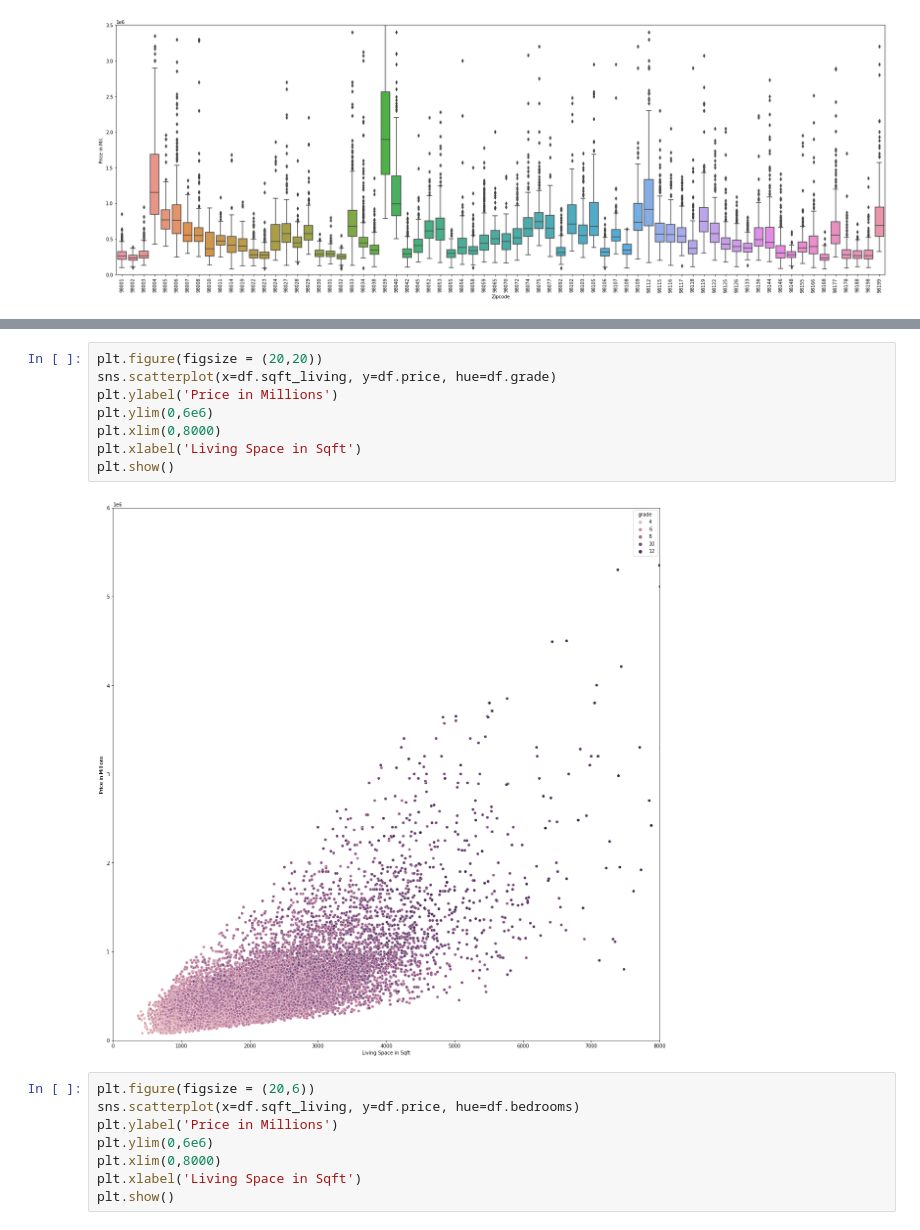
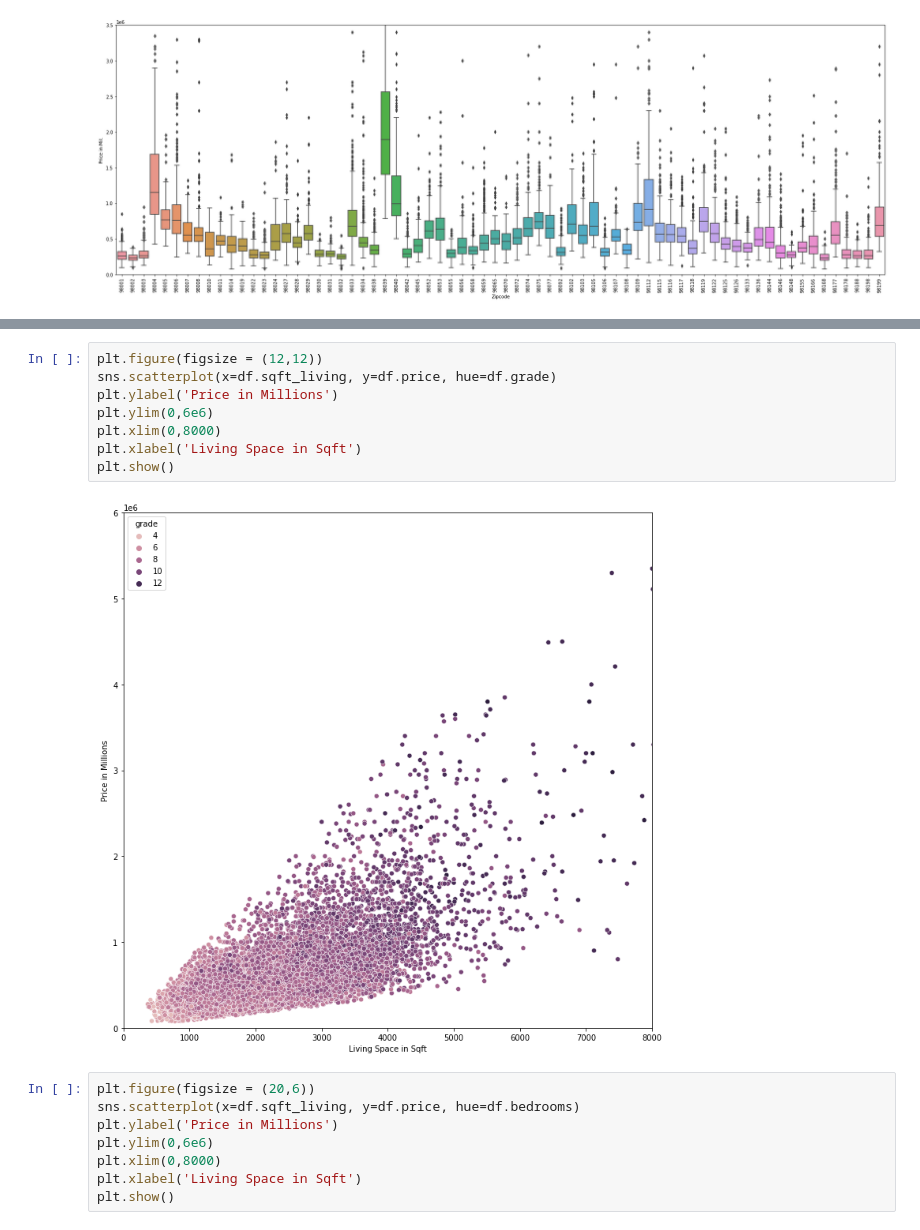
Before and after one commit to AndreasPriebe/DS-EDA-project, a Jupyter notebook: EDA.ipynb, the cells around one changed output, grey strips where cells are left out. Drawn from its saved outputs; the diff is of its cells as text.

```diff
--- a/EDA.ipynb
+++ b/EDA.ipynb
@@ -212,13 +403,13 @@ plt.show()
 # %%
-plt.figure(figsize = (20,20))
+plt.figure(figsize = (12,12))
 sns.scatterplot(x=df.sqft_living, y=df.price, hue=df.grade)
 plt.ylabel('Price in Millions')
 plt.ylim(0,6e6)
 plt.xlim(0,8000)
 plt.xlabel('Living Space in Sqft')
 plt.show()
 # %% [output]
-[figure, old version]
+[figure, new version]
 # %%
 plt.figure(figsize = (20,6))
 sns.scatterplot(x=df.sqft_living, y=df.price, hue=df.bedrooms)
```
Also changed, not shown: parts of 22 cells of this notebook.
